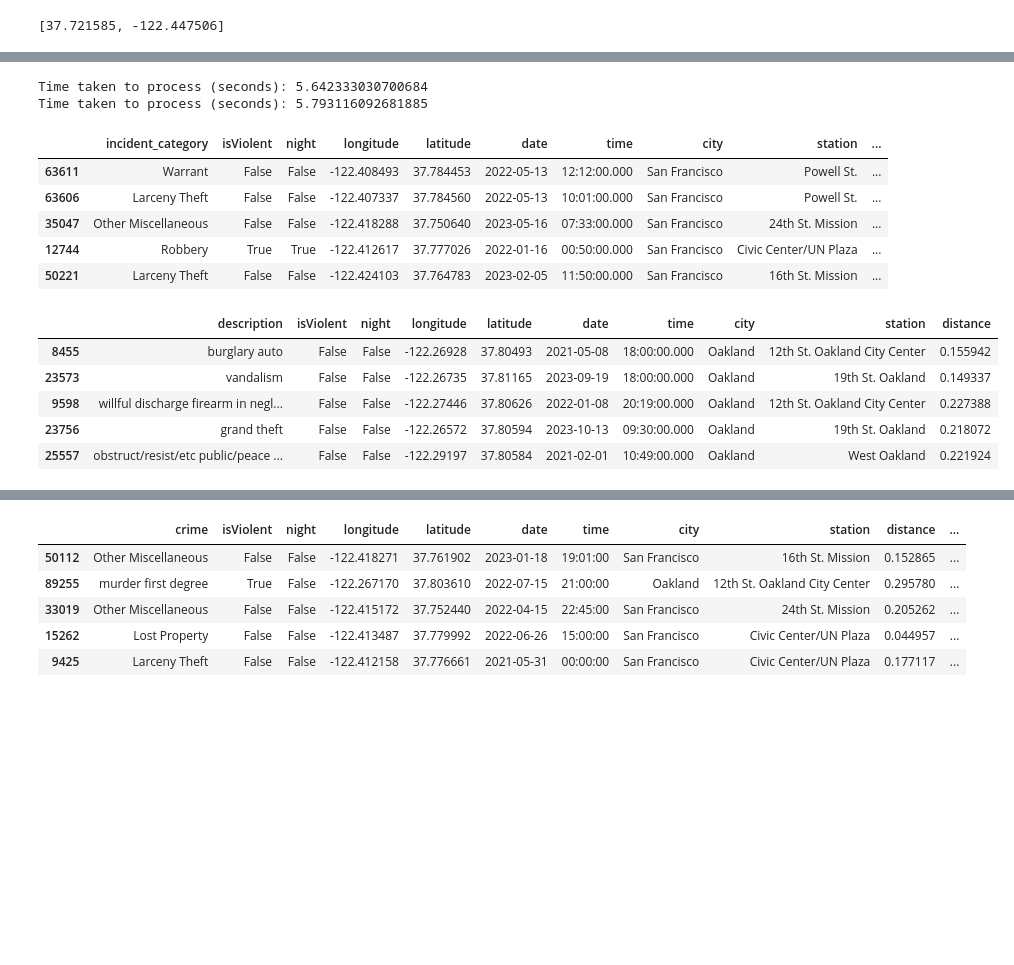
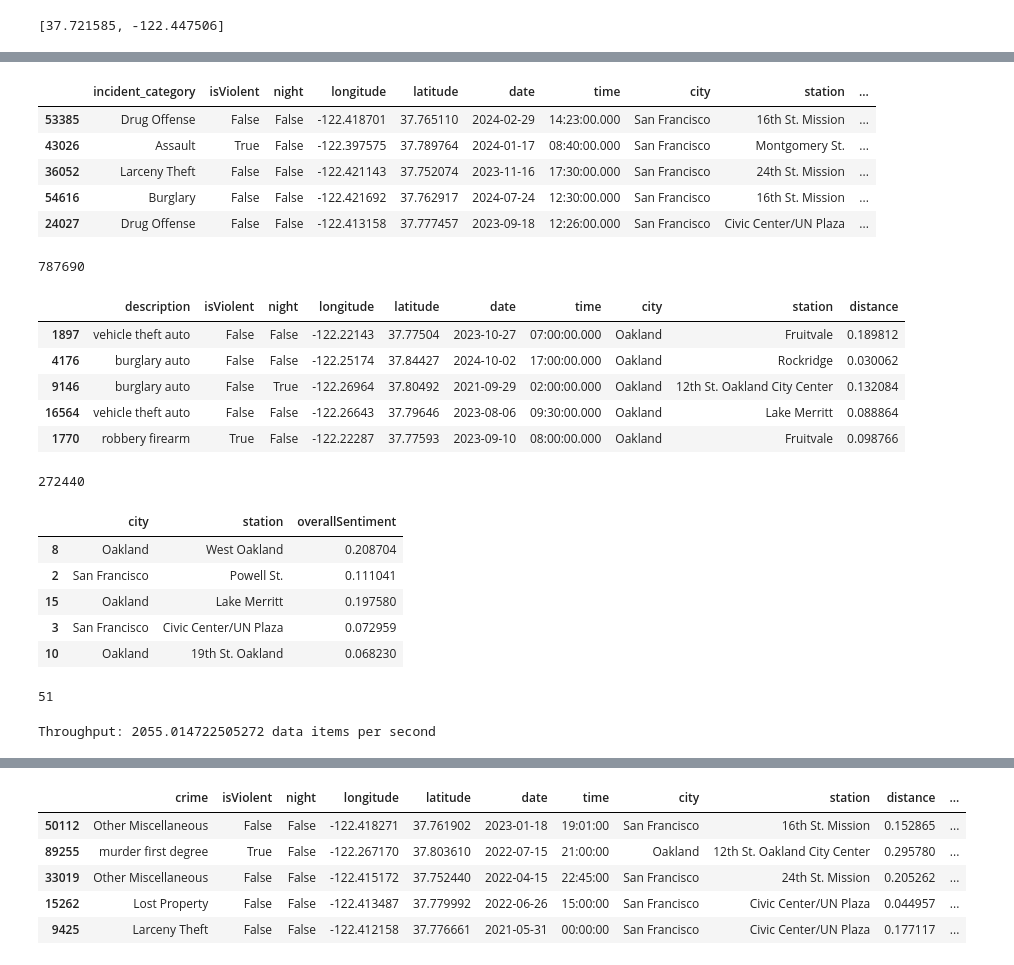
Before and after one commit to dysonkona/STA-141B-Final-Project, a Jupyter notebook: finalproj.ipynb, the cells around one changed output, grey strips where cells are left out. Cells and saved outputs as stored; diff of their text form; code cells hidden in the pictures; blank space fills up the shorter version.

```diff
--- a/finalproj.ipynb
+++ b/finalproj.ipynb
@@ -223,4 +290,4 @@ processes = [
 ]
 # %%
-results = processing.multiParallelProcess(2, processes)
+results = processing.multiParallelProcess(3, processes)
 # %% [output]
@@ -371,22 +297,35 @@ Time taken to process (seconds): 466.4788179397583
-# %%
-
-results = processing.multiParallelProcess(2, processes)
-# %% [output]
-Time taken to process (seconds): 5.642333030700684
-Time taken to process (seconds): 5.793116092681885
 # %%
 display(results[0][0].sample(5))
+print(results[0][0].size)
 display(results[1][0].sample(5))
+print(results[1][0].size)
+display(results[2][0].sample(5))
+print(results[2][0].size)
+
+sentimentStation = results[2][0]
 # %% [output]
 |  | incident_category | isViolent | night | longitude | latitude | date | time | city | station | ... |
-| 63611 | Warrant | False | False | -122.408493 | 37.784453 | 2022-05-13 | 12:12:00.000 | San Francisco | Powell St. | ... |
-| 63606 | Larceny Theft | False | False | -122.407337 | 37.784560 | 2022-05-13 | 10:01:00.000 | San Francisco | Powell St. | ... |
-| 35047 | Other Miscellaneous | False | False | -122.418288 | 37.750640 | 2023-05-16 | 07:33:00.000 | San Francisco | 24th St. Mission | ... |
-| 12744 | Robbery | True | True | -122.412617 | 37.777026 | 2022-01-16 | 00:50:00.000 | San Francisco | Civic Center/UN Plaza | ... |
-| 50221 | Larceny Theft | False | False | -122.424103 | 37.764783 | 2023-02-05 | 11:50:00.000 | San Francisco | 16th St. Mission | ... |
+| 53385 | Drug Offense | False | False | -122.418701 | 37.765110 | 2024-02-29 | 14:23:00.000 | San Francisco | 16th St. Mission | ... |
+| 43026 | Assault | True | False | -122.397575 | 37.789764 | 2024-01-17 | 08:40:00.000 | San Francisco | Montgomery St. | ... |
+| 36052 | Larceny Theft | False | False | -122.421143 | 37.752074 | 2023-11-16 | 17:30:00.000 | San Francisco | 24th St. Mission | ... |
+| 54616 | Burglary | False | False | -122.421692 | 37.762917 | 2024-07-24 | 12:30:00.000 | San Francisco | 16th St. Mission | ... |
+| 24027 | Drug Offense | False | False | -122.413158 | 37.777457 | 2023-09-18 | 12:26:00.000 | San Francisco | Civic Center/UN Plaza | ... |
+787690
 |  | description | isViolent | night | longitude | latitude | date | time | city | station | distance |
-| 8455 | burglary auto | False | False | -122.26928 | 37.80493 | 2021-05-08 | 18:00:00.000 | Oakland | 12th St. Oakland City Center | 0.155942 |
-| 23573 | vandalism | False | False | -122.26735 | 37.81165 | 2023-09-19 | 18:00:00.000 | Oakland | 19th St. Oakland | 0.149337 |
-| 9598 | willful discharge firearm in negl... | False | False | -122.27446 | 37.80626 | 2022-01-08 | 20:19:00.000 | Oakland | 12th St. Oakland City Center | 0.227388 |
-| 23756 | grand theft | False | False | -122.26572 | 37.80594 | 2023-10-13 | 09:30:00.000 | Oakland | 19th St. Oakland | 0.218072 |
-| 25557 | obstruct/resist/etc public/peace ... | False | False | -122.29197 | 37.80584 | 2021-02-01 | 10:49:00.000 | Oakland | West Oakland | 0.221924 |
+| 1897 | vehicle theft auto | False | False | -122.22143 | 37.77504 | 2023-10-27 | 07:00:00.000 | Oakland | Fruitvale | 0.189812 |
+| 4176 | burglary auto | False | False | -122.25174 | 37.84427 | 2024-10-02 | 17:00:00.000 | Oakland | Rockridge | 0.030062 |
+| 9146 | burglary auto | False | True | -122.26964 | 37.80492 | 2021-09-29 | 02:00:00.000 | Oakland | 12th St. Oakland City Center | 0.132084 |
+| 16564 | vehicle theft auto | False | False | -122.26643 | 37.79646 | 2023-08-06 | 09:30:00.000 | Oakland | Lake Merritt | 0.088864 |
+| 1770 | robbery firearm | True | False | -122.22287 | 37.77593 | 2023-09-10 | 08:00:00.000 | Oakland | Fruitvale | 0.098766 |
+272440
+|  | city | station | overallSentiment |
+| 8 | Oakland | West Oakland | 0.208704 |
+| 2 | San Francisco | Powell St. | 0.111041 |
+| 15 | Oakland | Lake Merritt | 0.197580 |
+| 3 | San Francisco | Civic Center/UN Plaza | 0.072959 |
+| 10 | Oakland | 19th St. Oakland | 0.068230 |
+51
+# %%
+print("Throughput:", (results[0][0].size + results[1][0].size + results[2][0].size)/results[2][2], "data items per second")
+# %% [output]
+Throughput: 2055.014722505272 data items per second
```
Also changed, not shown: parts of 39 cells of this notebook, 1 other file.
